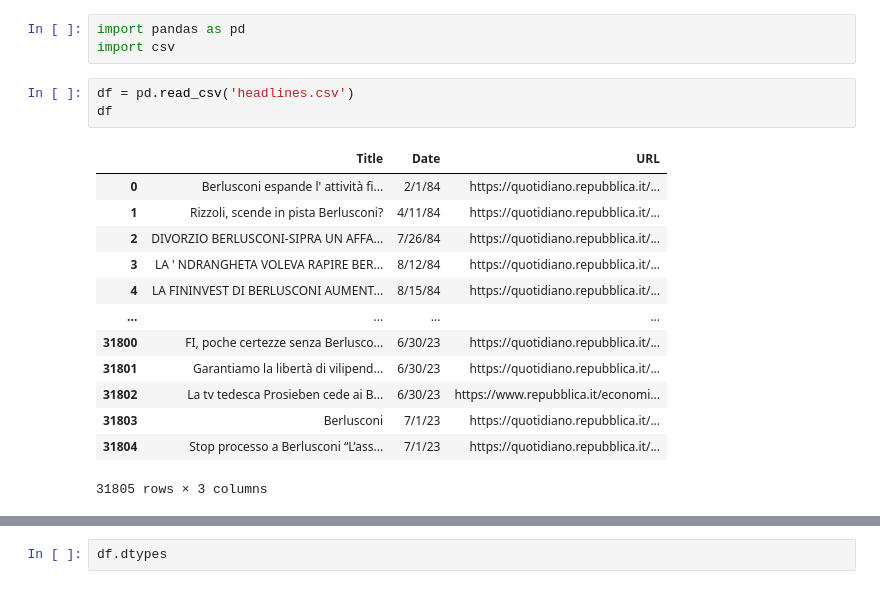
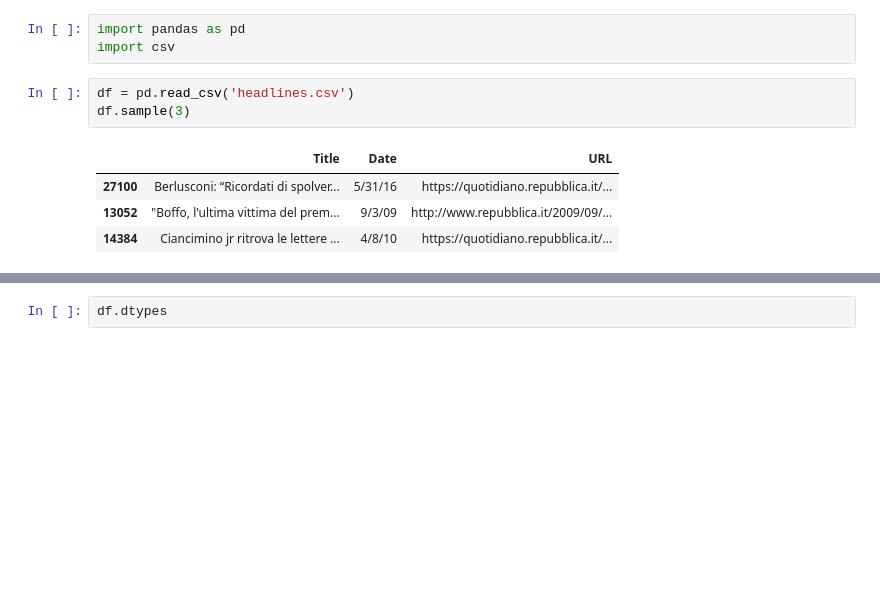
Before and after one commit to marcodallastella/la-Repubblica-Berlusconi, a Jupyter notebook: 2_Words_analysis.ipynb, the cells around one changed output, grey strips where cells are left out. Cells and saved outputs as stored; diff of their text form; blank space fills up the shorter version.

```diff
--- a/2_Words_analysis.ipynb
+++ b/2_Words_analysis.ipynb
@@ -24,18 +3,9 @@ import pandas as pd
 import csv
 # %%
 df = pd.read_csv('headlines.csv')
-df
+df.sample(3)
 # %% [output]
 |  | Title | Date | URL |
-| 0 | Berlusconi espande l' attività fi... | 2/1/84 | https://quotidiano.repubblica.it/... |
-| 1 | Rizzoli, scende in pista Berlusconi? | 4/11/84 | https://quotidiano.repubblica.it/... |
-| 2 | DIVORZIO BERLUSCONI-SIPRA UN AFFA... | 7/26/84 | https://quotidiano.repubblica.it/... |
-| 3 | LA ' NDRANGHETA VOLEVA RAPIRE BER... | 8/12/84 | https://quotidiano.repubblica.it/... |
-| 4 | LA FININVEST DI BERLUSCONI AUMENT... | 8/15/84 | https://quotidiano.repubblica.it/... |
-| ... | ... | ... | ... |
-| 31800 | FI, poche certezze senza Berlusco... | 6/30/23 | https://quotidiano.repubblica.it/... |
-| 31801 | Garantiamo la libertà di vilipend... | 6/30/23 | https://quotidiano.repubblica.it/... |
-| 31802 | La tv tedesca Prosieben cede ai B... | 6/30/23 | https://www.repubblica.it/economi... |
-| 31803 | Berlusconi | 7/1/23 | https://quotidiano.repubblica.it/... |
-| 31804 | Stop processo a Berlusconi “L’ass... | 7/1/23 | https://quotidiano.repubblica.it/... |
+| 27100 | Berlusconi: “Ricordati di spolver... | 5/31/16 | https://quotidiano.repubblica.it/... |
+| 13052 | "Boffo, l'ultima vittima del prem... | 9/3/09 | http://www.repubblica.it/2009/09/... |
+| 14384 | Ciancimino jr ritrova le lettere ... | 4/8/10 | https://quotidiano.repubblica.it/... |
-31805 rows × 3 columns
```
Also changed, not shown: parts of 33 cells of this notebook, 15 other files.
